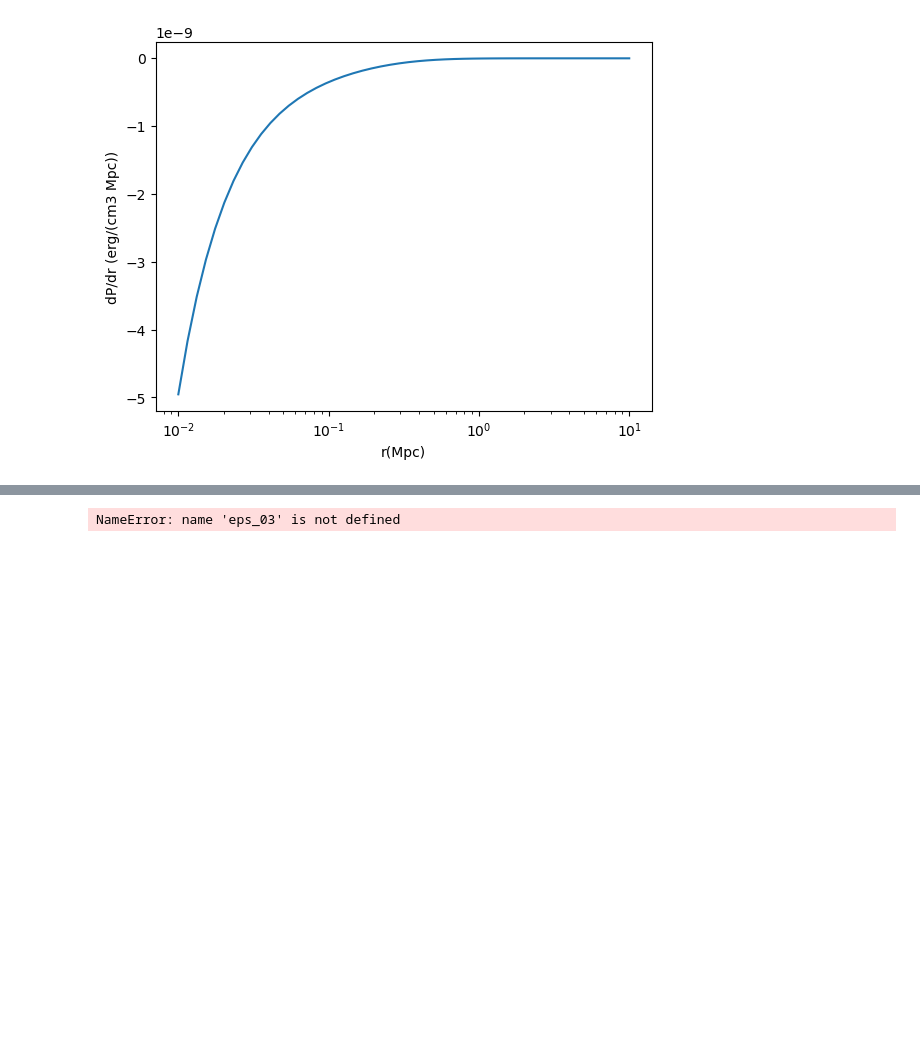
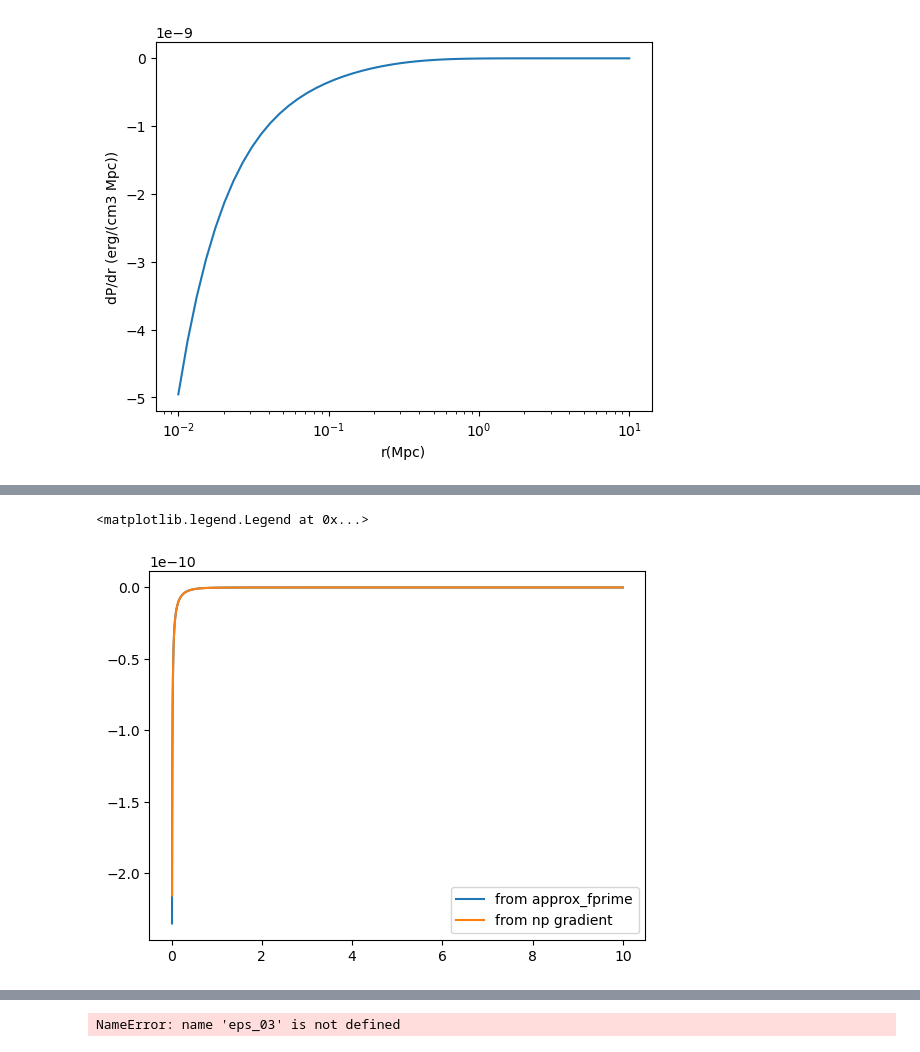
Before and after one commit to eleanorstuart/thermo-idm, a Jupyter notebook: Iqbal_AGN_heating.ipynb, the cells around one changed output, grey strips where cells are left out. Drawn from its saved outputs; the diff is of its cells as text; code cells hidden in the pictures; blank space fills up the shorter version.

```diff
--- a/Iqbal_AGN_heating.ipynb
+++ b/Iqbal_AGN_heating.ipynb
@@ -157,0 +171,10 @@ cooling = [iq.vol_cooling_rate(n_e[i], T_g([r.value], R500, M500, z)) for i, r i
+# %%
+plt.plot(rs, iq.dP_dr(rs, measurements), label="from approx_fprime")
+plt.plot(rs,np.gradient(iq.Pg(rs/measurements.R500, measurements), rs), label="from np gradient" )
+#plt.plot(rs, iq.Pg(rs/measurements.R500, measurements))
+#plt.xscale('log')
+#plt.yscale('symlog')
+plt.legend()
+# %% [output]
+<matplotlib.legend.Legend at 0x...>
+[figure, added]
```
Also changed, not shown: parts of 11 cells of this notebook, 7 other files.
